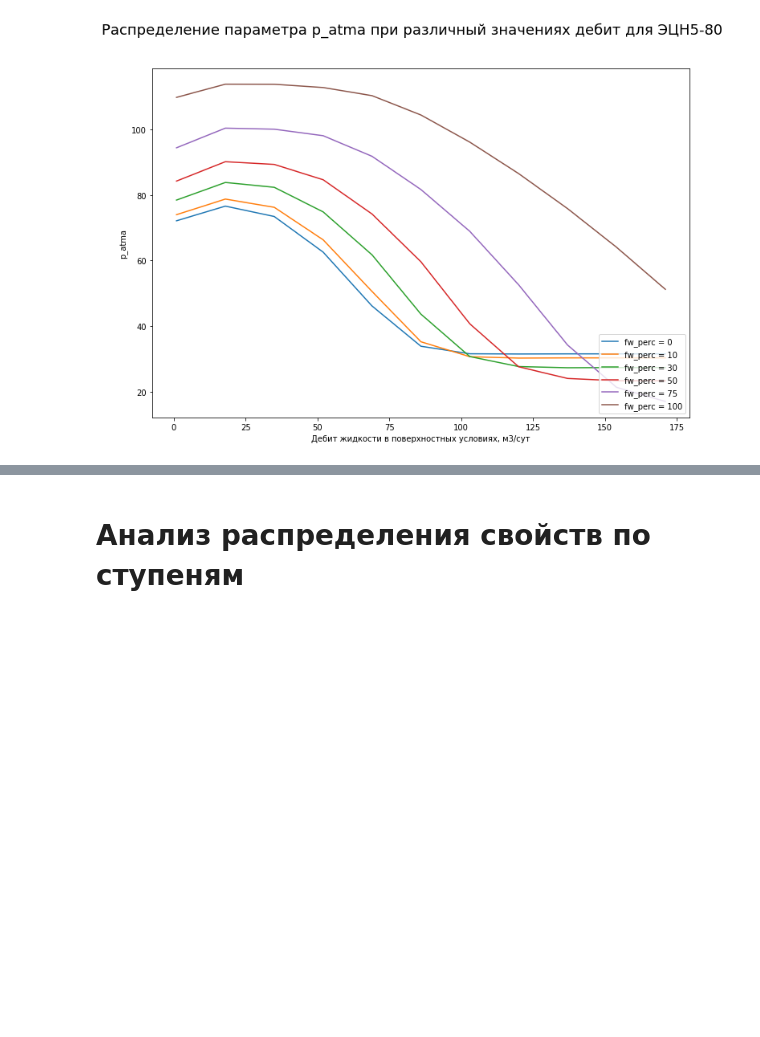
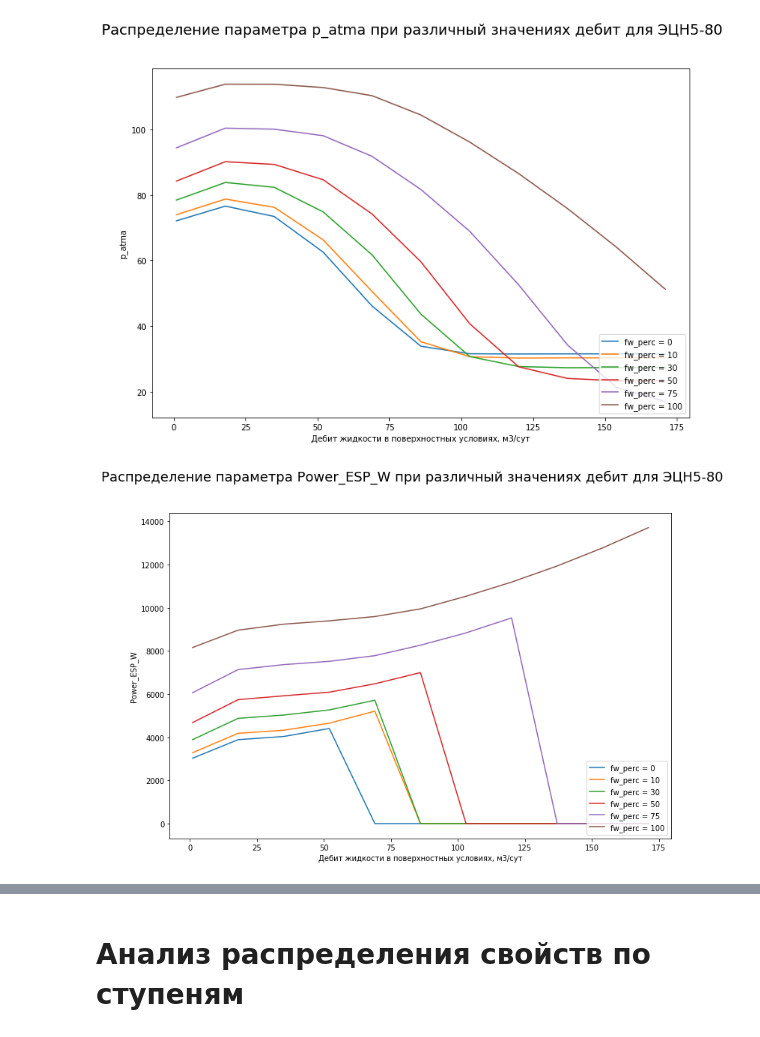
Before and after one commit to unifloc/unifloc_vba, a Jupyter notebook: examples_python/ex074.ESP_inside.ipynb, the cells around one changed output, grey strips where cells are left out. Drawn from its saved outputs; the diff is of its cells as text; code cells hidden in the pictures; blank space fills up the shorter version.

```diff
--- a/examples_python/ex074.ESP_inside.ipynb
+++ b/examples_python/ex074.ESP_inside.ipynb
@@ -279,3 +304,7 @@ sense_curve(esp_data.copy(), pvt_str_data.copy(), 'dnum_stages_integrate', [1, 2
 sense_curve(esp_data.copy(), pvt_str_data.copy(), 'fw_perc', [0, 10, 30,50, 75, 100], False, 'p_atma')
 # %% [output]
 [figure]
+# %%
+sense_curve(esp_data.copy(), pvt_str_data.copy(), 'fw_perc', [0, 10, 30,50, 75, 100], False, 'Power_ESP_W')
+# %% [output]
+[figure, added]
```
Also changed, not shown: parts of 15 cells of this notebook.
